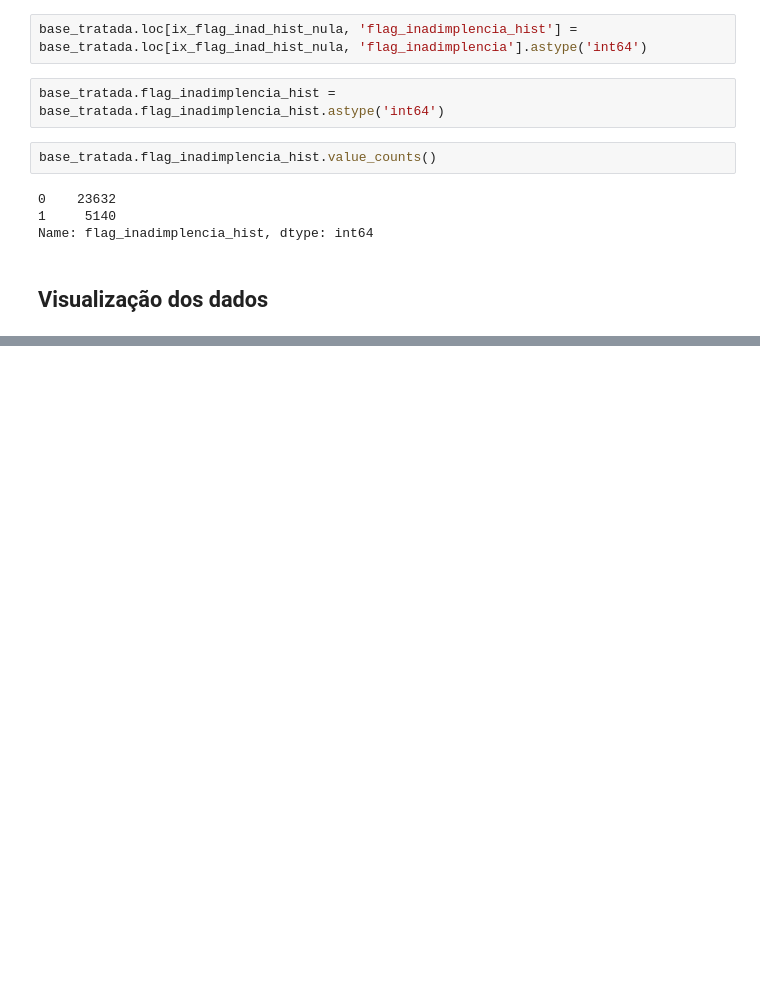
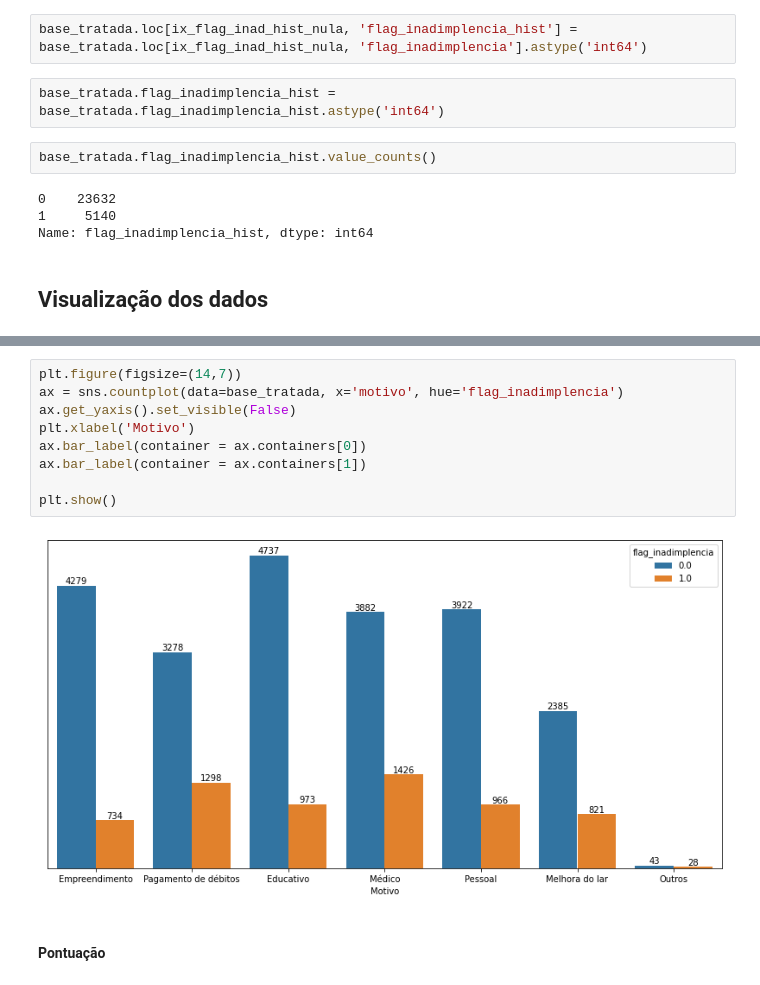
Before and after one commit to exata0mente/alura_cash, a Jupyter notebook: notebooks/Tratamento da Base e modelagem de ML.ipynb, the cells around one changed output, grey strips where cells are left out. Drawn from its saved outputs; the diff is of its cells as text; blank space fills up the shorter version.

```diff
--- a/notebooks/Tratamento da Base e modelagem de ML.ipynb
+++ b/notebooks/Tratamento da Base e modelagem de ML.ipynb
@@ -360,0 +415,13 @@ Name: flag_inadimplencia_hist, dtype: int64
+# %%
+plt.figure(figsize=(14,7))
+ax = sns.countplot(data=base_tratada, x='motivo', hue='flag_inadimplencia')
+ax.get_yaxis().set_visible(False)
+plt.xlabel('Motivo')
+ax.bar_label(container = ax.containers[0])
+ax.bar_label(container = ax.containers[1])
+
+plt.show()
+# %% [output]
+[figure, added]
+# %% [markdown]
+#### Pontuação
```
Also changed, not shown: parts of 78 cells of this notebook, 4 other files.
